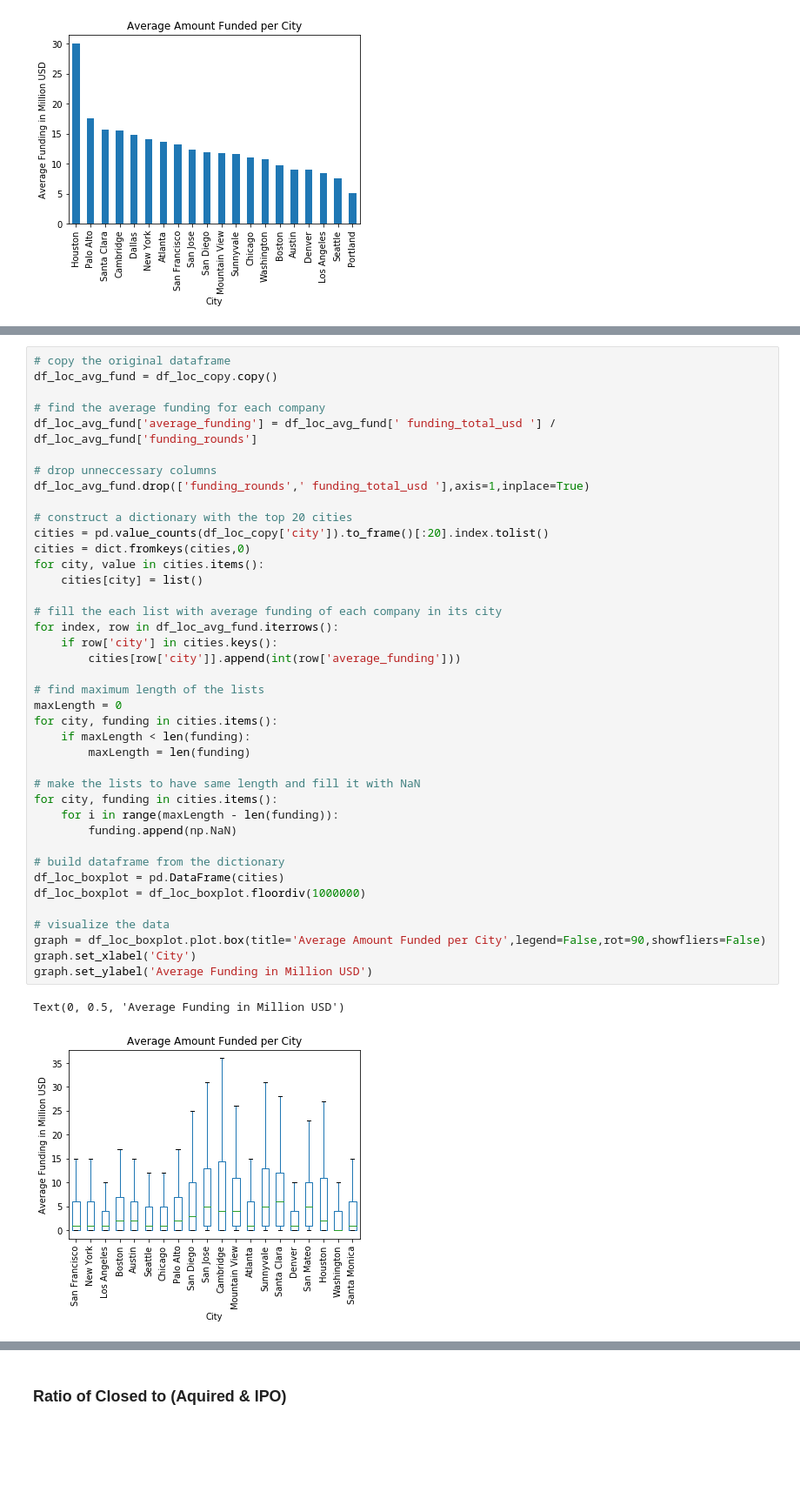
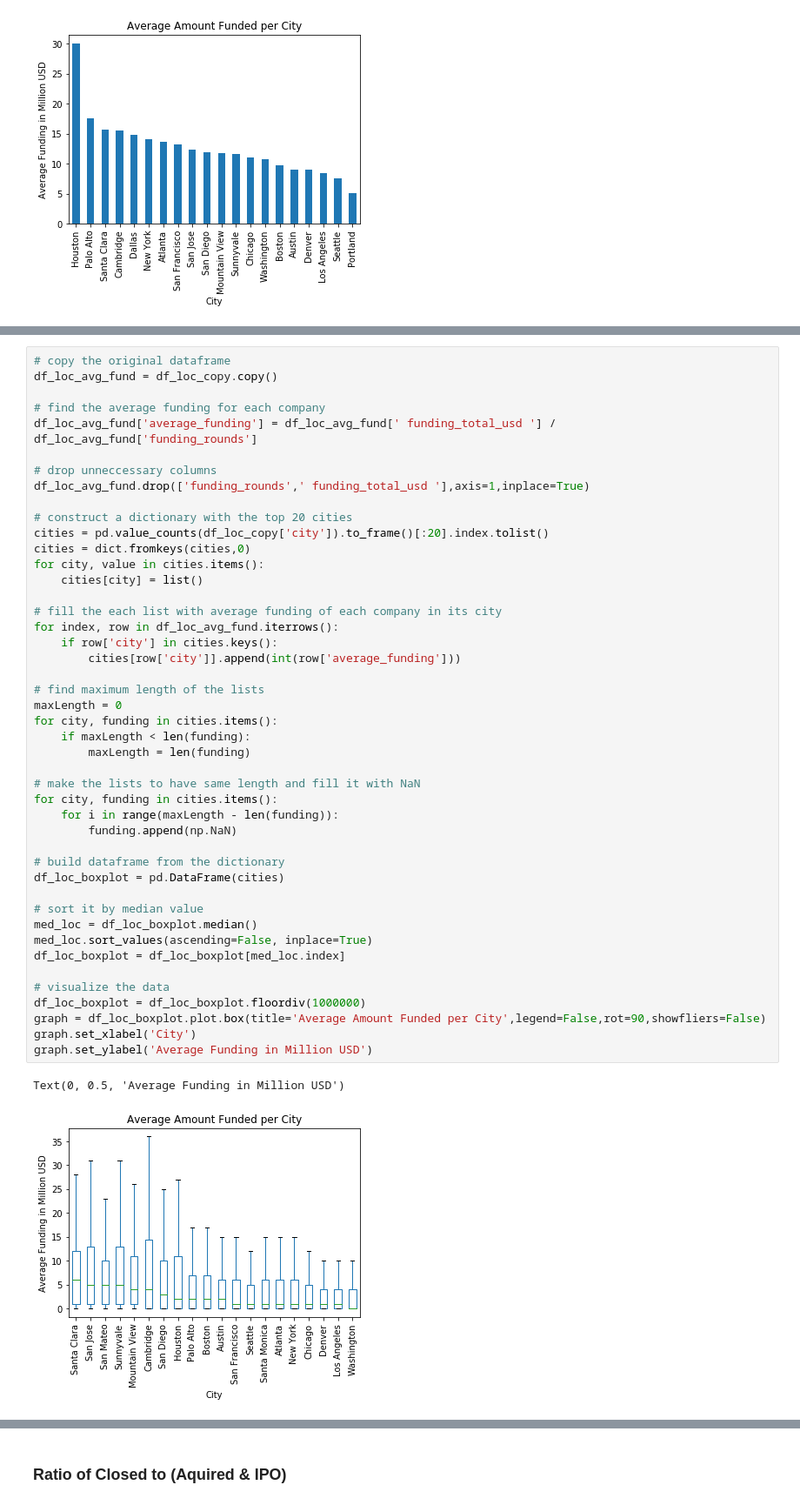
Before and after one commit to mdavis917/COGS108_Repo, a Jupyter notebook: FinalProject.ipynb, the cells around one changed output, grey strips where cells are left out. Shown at 87% size. Cells and saved outputs as stored; diff of their text form; blank space fills up the shorter version.

```diff
--- a/FinalProject.ipynb
+++ b/FinalProject.ipynb
@@ -211,32 +219,37 @@ df_loc_avg_fund.drop(['funding_rounds',' funding_total_usd '],axis=1,inplace=Tru
 cities = pd.value_counts(df_loc_copy['city']).to_frame()[:20].index.tolist()
 cities = dict.fromkeys(cities,0)
 for city, value in cities.items():
     cities[city] = list()
 
 # fill the each list with average funding of each company in its city
 for index, row in df_loc_avg_fund.iterrows():
     if row['city'] in cities.keys():
         cities[row['city']].append(int(row['average_funding']))
 
 # find maximum length of the lists
 maxLength = 0
 for city, funding in cities.items():
     if maxLength < len(funding):
         maxLength = len(funding)
 
 # make the lists to have same length and fill it with NaN
 for city, funding in cities.items():
     for i in range(maxLength - len(funding)):
         funding.append(np.NaN)
 
 # build dataframe from the dictionary
 df_loc_boxplot = pd.DataFrame(cities)
-df_loc_boxplot = df_loc_boxplot.floordiv(1000000)
+
+# sort it by median value
+med_loc = df_loc_boxplot.median()
+med_loc.sort_values(ascending=False, inplace=True)
+df_loc_boxplot = df_loc_boxplot[med_loc.index]
 
 # visualize the data
+df_loc_boxplot = df_loc_boxplot.floordiv(1000000)
 graph = df_loc_boxplot.plot.box(title='Average Amount Funded per City',legend=False,rot=90,showfliers=False)
 graph.set_xlabel('City')
 graph.set_ylabel('Average Funding in Million USD')
 # %% [output]
 Text(0, 0.5, 'Average Funding in Million USD')
-[figure, old version]
+[figure, new version]
```
Also changed, not shown: parts of 21 cells of this notebook.
